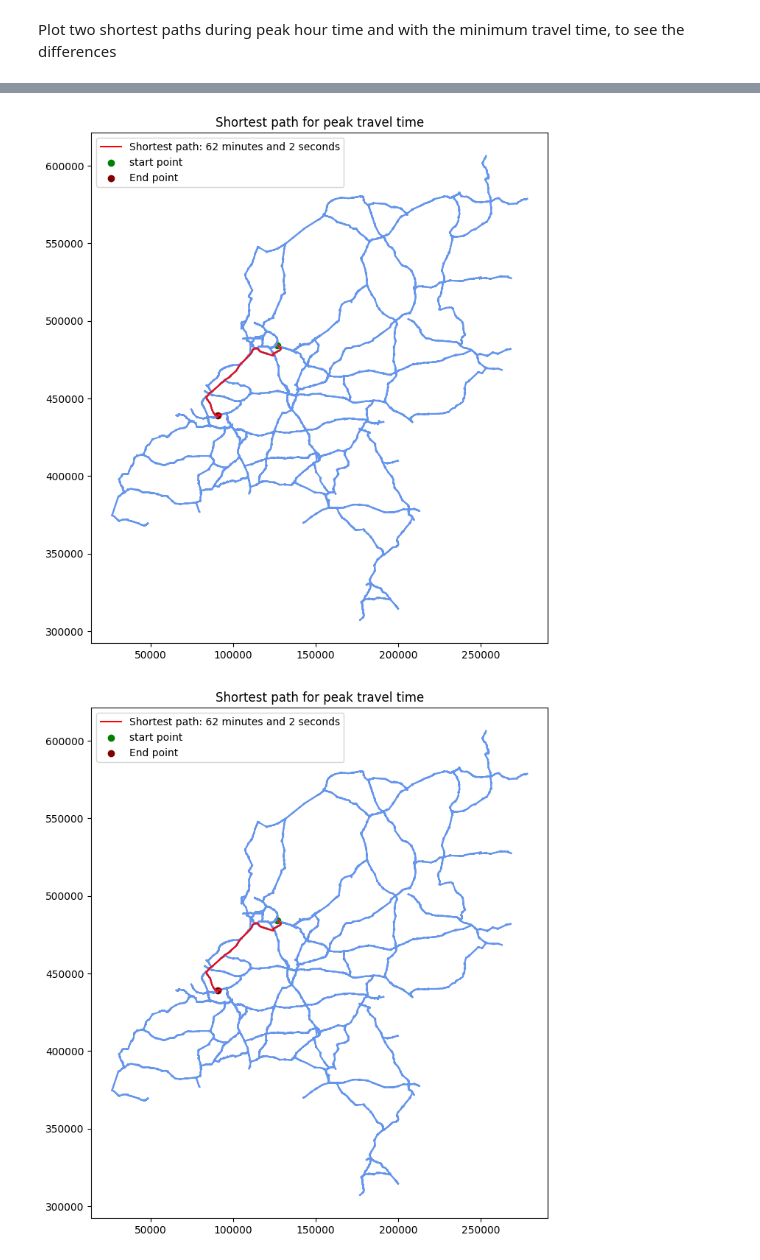
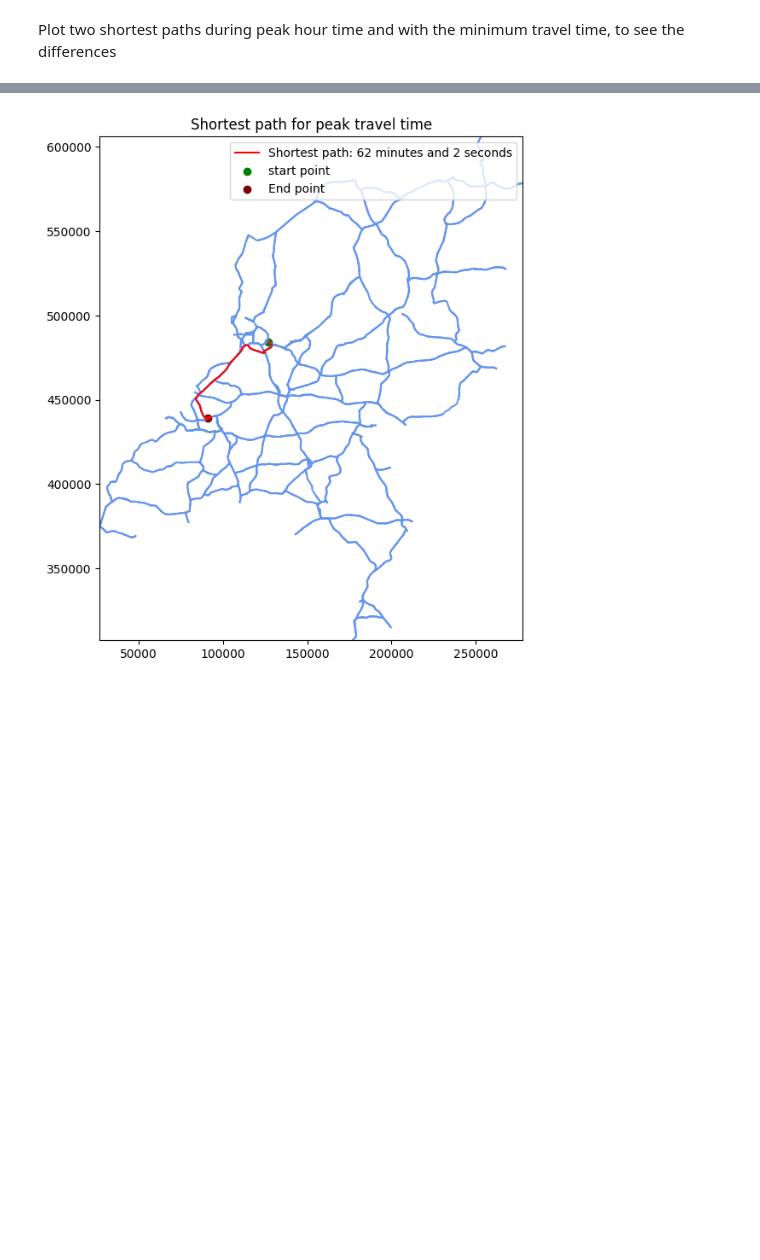
Before and after one commit to janinetimmerman8/RWS-group3, a Jupyter notebook: travel_time_func.ipynb, the cells around one changed output, grey strips where cells are left out. Drawn from its saved outputs; the diff is of its cells as text; code cells hidden in the pictures; blank space fills up the shorter version.

```diff
--- a/travel_time_func.ipynb
+++ b/travel_time_func.ipynb
@@ -136,27 +162,27 @@ edges_arr = np.array(list(G.edges()))
 # %%
-def plot_shortest_path(p1, p2, time_str='minimum'):
+def plot_shortest_path(p1, p2, time_str='minimum', G=G):
     """This function plots the shortest path between two paths.
 
         point1 and point2 should be tuples with the coordinates in longitude, latitude
         if time = 'peak', the peak travel time is used. In all other cases the minimum travel time is used."""
 
-    fig = plt.figure(figsize=(8, 9))
+    # Create figure with NL road network
+    fig, ax = plot_network(G)
 
-    for i in range(len(edges_arr)):
-        plt.plot(edges_arr[i,:,0], edges_arr[i,:,1], color='cornflowerblue')
-
-
+    # Calculate shortest path
     short_path, times = travel_time_func(p1, p2, time=time_str)
     B = np.array(short_path)
 
+    # Make string of travel time
     tt = f'{times//60:.0f} minutes and {times%60:.0f} seconds'
 
-    plt.plot(B[:, 0], B[:, 1], color='red', label=f'Shortest path: {tt}')
-    plt.scatter(WGS84toDutchRD(p1[0], p1[1])[0], WGS84toDutchRD(p1[0], p1[1])[1], color='green', label='start point')
-    plt.scatter(WGS84toDutchRD(p2[0], p2[1])[0], WGS84toDutchRD(p2[0], p2[1])[1], color='maroon', label='End point')
+    # Plot shortest path
+    ax.plot(B[:, 0], B[:, 1], color='red', label=f'Shortest path: {tt}')
+    ax.scatter(WGS84toDutchRD(p1[0], p1[1])[0], WGS84toDutchRD(p1[0], p1[1])[1], color='green', label='start point')
+    ax.scatter(WGS84toDutchRD(p2[0], p2[1])[0], WGS84toDutchRD(p2[0], p2[1])[1], color='maroon', label='End point')
 
-    plt.title(f'Shortest path for {time_str} travel time')
+    ax.set_title(f'Shortest path for {time_str} travel time')
 
-    plt.legend()
+    ax.legend()
 
     return fig
@@ -172,7 +276,6 @@ fig = plot_shortest_path(p1, p2)
 # %%
 fig.savefig('Dashboard_data\pathfinding.png')
 # %%
-plot_shortest_path(p1, p2, time_str='peak')
+fig = plot_shortest_path(p1, p2, time_str='peak')
 # %% [output]
-[figure, old version]
+[figure, new version]
-[figure, removed]
```
Also changed, not shown: parts of 10 cells of this notebook, 29 other files.
